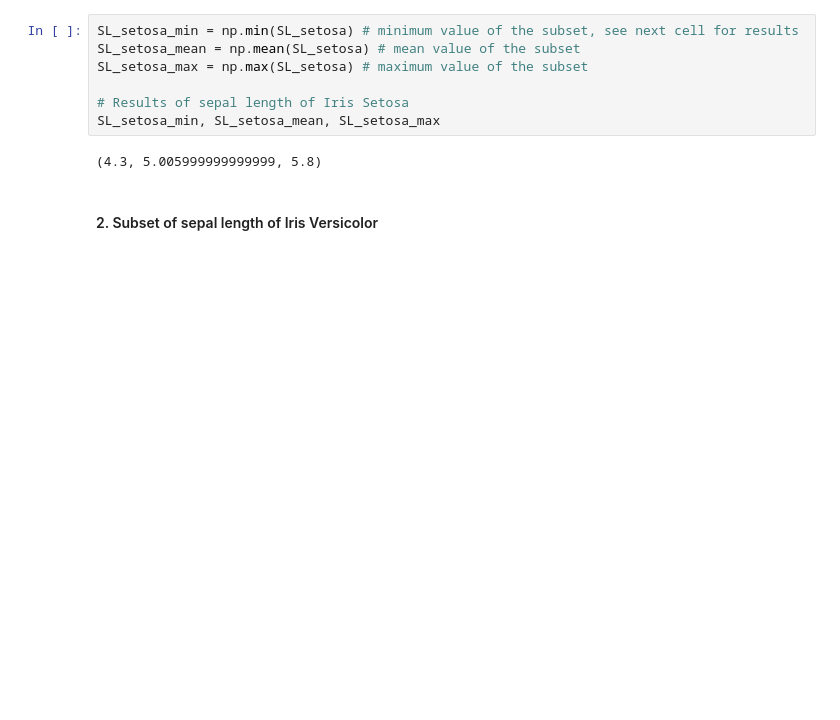
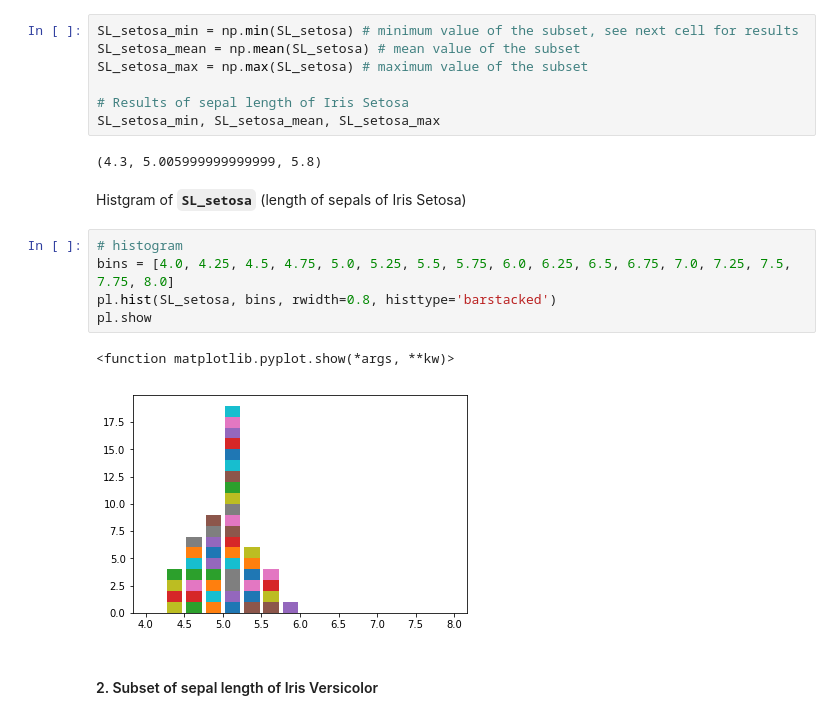
Before and after one commit to andkoc001/PandS-Project2019, a Jupyter notebook: PandS_Project_2019.ipynb, the cells around one changed output. Drawn from its saved outputs; the diff is of its cells as text; blank space fills up the shorter version.

```diff
--- a/PandS_Project_2019.ipynb
+++ b/PandS_Project_2019.ipynb
@@ -167,6 +196,16 @@ SL_setosa_max = np.max(SL_setosa) # maximum value of the subset
 SL_setosa_min, SL_setosa_mean, SL_setosa_max
 # %% [output]
 (4.3, 5.005999999999999, 5.8)
+# %% [markdown]
+Histgram of **`SL_setosa`** (length of sepals of Iris Setosa)
+# %%
+# histogram
+bins = [4.0, 4.25, 4.5, 4.75, 5.0, 5.25, 5.5, 5.75, 6.0, 6.25, 6.5, 6.75, 7.0, 7.25, 7.5, 7.75, 8.0]
+pl.hist(SL_setosa, bins, rwidth=0.8, histtype='barstacked')
+pl.show
+# %% [output]
+<function matplotlib.pyplot.show(*args, **kw)>
+[figure, added]
 # %% [markdown]
 #### 2. Subset of sepal length of Iris Versicolor
 # %% [markdown]
```
Also changed, not shown: parts of 43 cells of this notebook.
